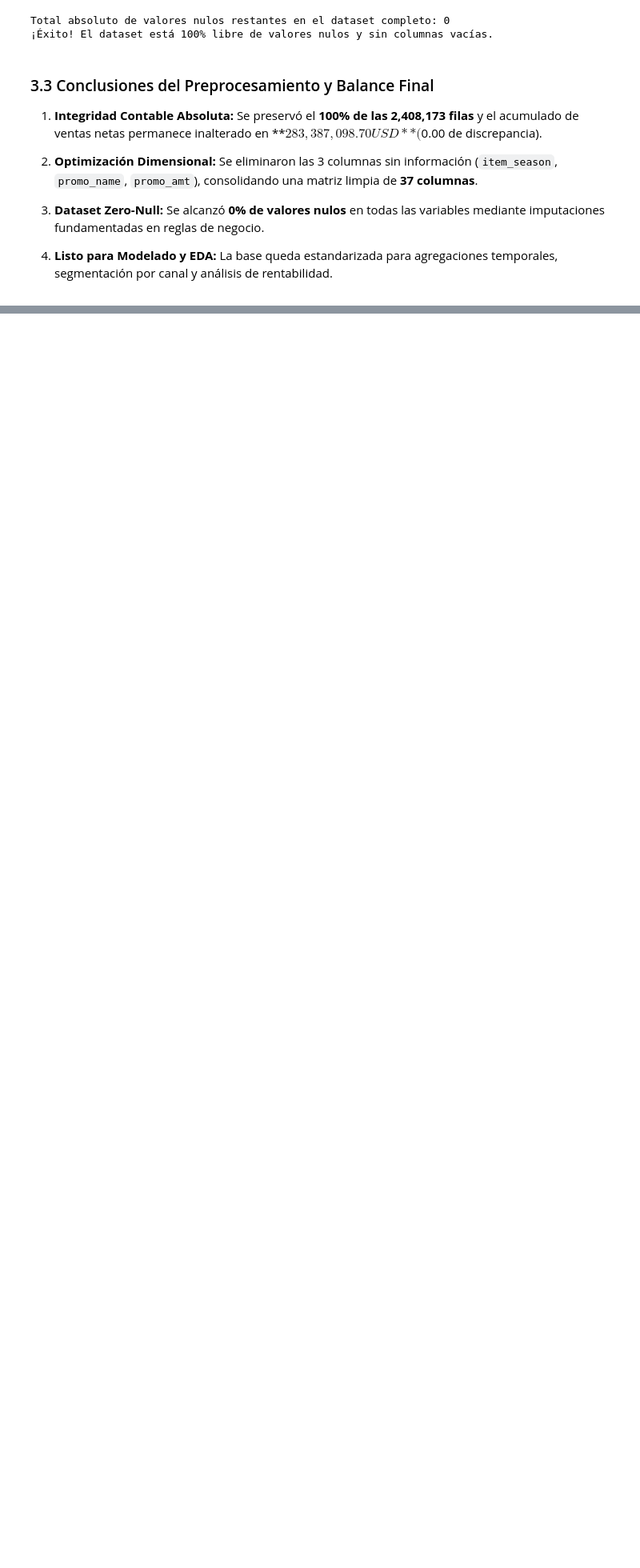
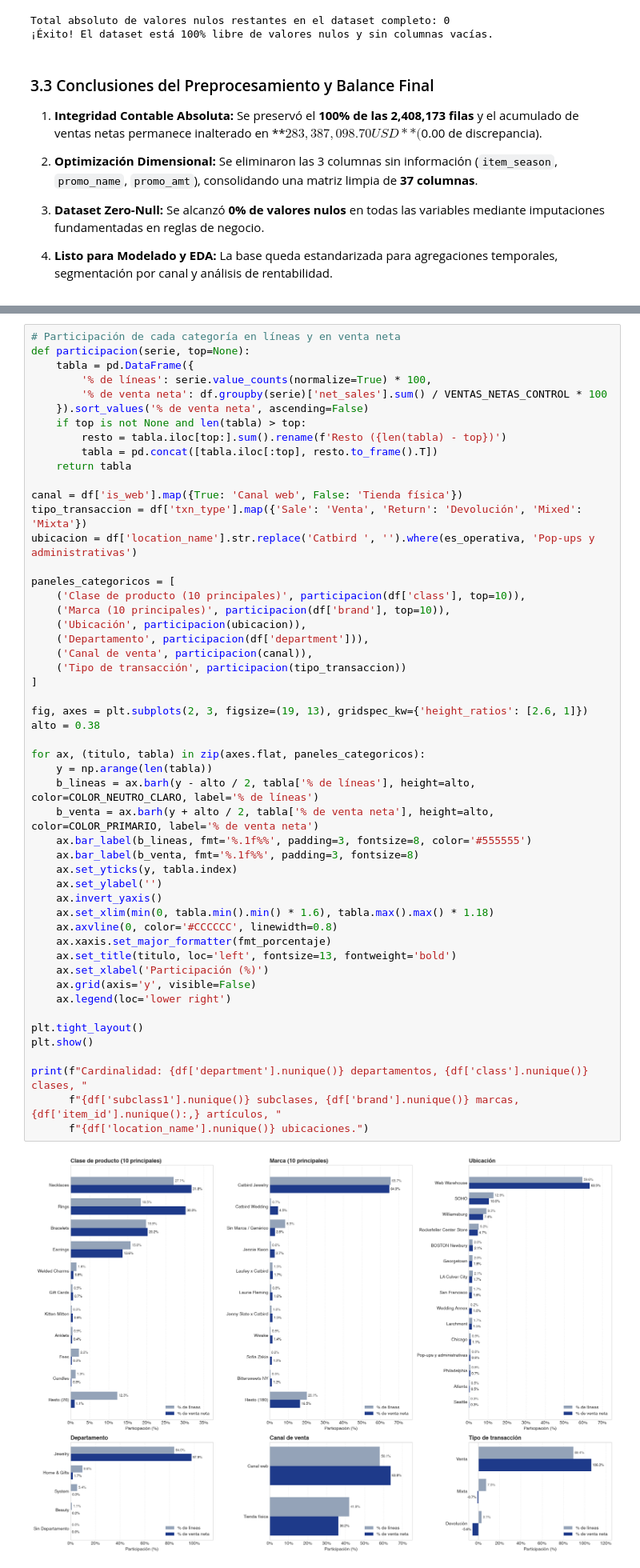
Before and after one commit to geramargonzalez/sales-revenue-datascience, a Jupyter notebook: sales-revenue-jewery.ipynb, the cells around one changed output, grey strips where cells are left out. Shown at 80% size. Drawn from its saved outputs; the diff is of its cells as text; blank space fills up the shorter version.

```diff
--- a/sales-revenue-jewery.ipynb
+++ b/sales-revenue-jewery.ipynb
@@ -514,0 +1007,53 @@ Una vez garantizada la calidad, consistencia contable y completitud del dataset
+# %%
+# Participación de cada categoría en líneas y en venta neta
+def participacion(serie, top=None):
+    tabla = pd.DataFrame({
+        '% de líneas': serie.value_counts(normalize=True) * 100,
+        '% de venta neta': df.groupby(serie)['net_sales'].sum() / VENTAS_NETAS_CONTROL * 100
+    }).sort_values('% de venta neta', ascending=False)
+    if top is not None and len(tabla) > top:
+        resto = tabla.iloc[top:].sum().rename(f'Resto ({len(tabla) - top})')
+        tabla = pd.concat([tabla.iloc[:top], resto.to_frame().T])
+    return tabla
+
+canal = df['is_web'].map({True: 'Canal web', False: 'Tienda física'})
+tipo_transaccion = df['txn_type'].map({'Sale': 'Venta', 'Return': 'Devolución', 'Mixed': 'Mixta'})
+ubicacion = df['location_name'].str.replace('Catbird ', '').where(es_operativa, 'Pop-ups y administrativas')
+
+paneles_categoricos = [
+    ('Clase de producto (10 principales)', participacion(df['class'], top=10)),
+    ('Marca (10 principales)', participacion(df['brand'], top=10)),
+    ('Ubicación', participacion(ubicacion)),
+    ('Departamento', participacion(df['department'])),
+    ('Canal de venta', participacion(canal)),
+    ('Tipo de transacción', participacion(tipo_transaccion))
+]
+
+fig, axes = plt.subplots(2, 3, figsize=(19, 13), gridspec_kw={'height_ratios': [2.6, 1]})
+alto = 0.38
+
+for ax, (titulo, tabla) in zip(axes.flat, paneles_categoricos):
+    y = np.arange(len(tabla))
+    b_lineas = ax.barh(y - alto / 2, tabla['% de líneas'], height=alto, color=COLOR_NEUTRO_CLARO, label='% de líneas')
+    b_venta = ax.barh(y + alto / 2, tabla['% de venta neta'], height=alto, color=COLOR_PRIMARIO, label='% de venta neta')
+    ax.bar_label(b_lineas, fmt='%.1f%%', padding=3, fontsize=8, color='#555555')
+    ax.bar_label(b_venta, fmt='%.1f%%', padding=3, fontsize=8)
+    ax.set_yticks(y, tabla.index)
+    ax.set_ylabel('')
+    ax.invert_yaxis()
+    ax.set_xlim(min(0, tabla.min().min() * 1.6), tabla.max().max() * 1.18)
+    ax.axvline(0, color='#CCCCCC', linewidth=0.8)
+    ax.xaxis.set_major_formatter(fmt_porcentaje)
+    ax.set_title(titulo, loc='left', fontsize=13, fontweight='bold')
+    ax.set_xlabel('Participación (%)')
+    ax.grid(axis='y', visible=False)
+    ax.legend(loc='lower right')
+
+plt.tight_layout()
+plt.show()
+
+print(f"Cardinalidad: {df['department'].nunique()} departamentos, {df['class'].nunique()} clases, "
+      f"{df['subclass1'].nunique()} subclases, {df['brand'].nunique()} marcas, {df['item_id'].nunique():,} artículos, "
+      f"{df['location_name'].nunique()} ubicaciones.")
+# %% [output]
+[figure, added]
```
Also changed, not shown: parts of 26 cells of this notebook, 1 other file.
